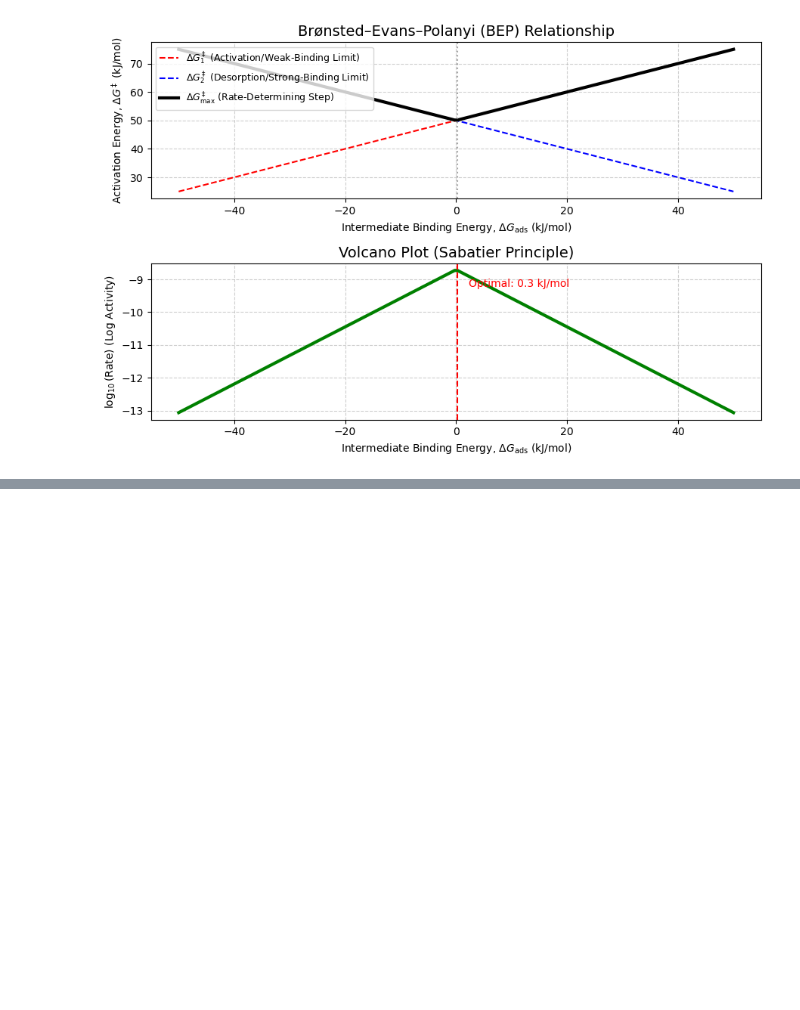
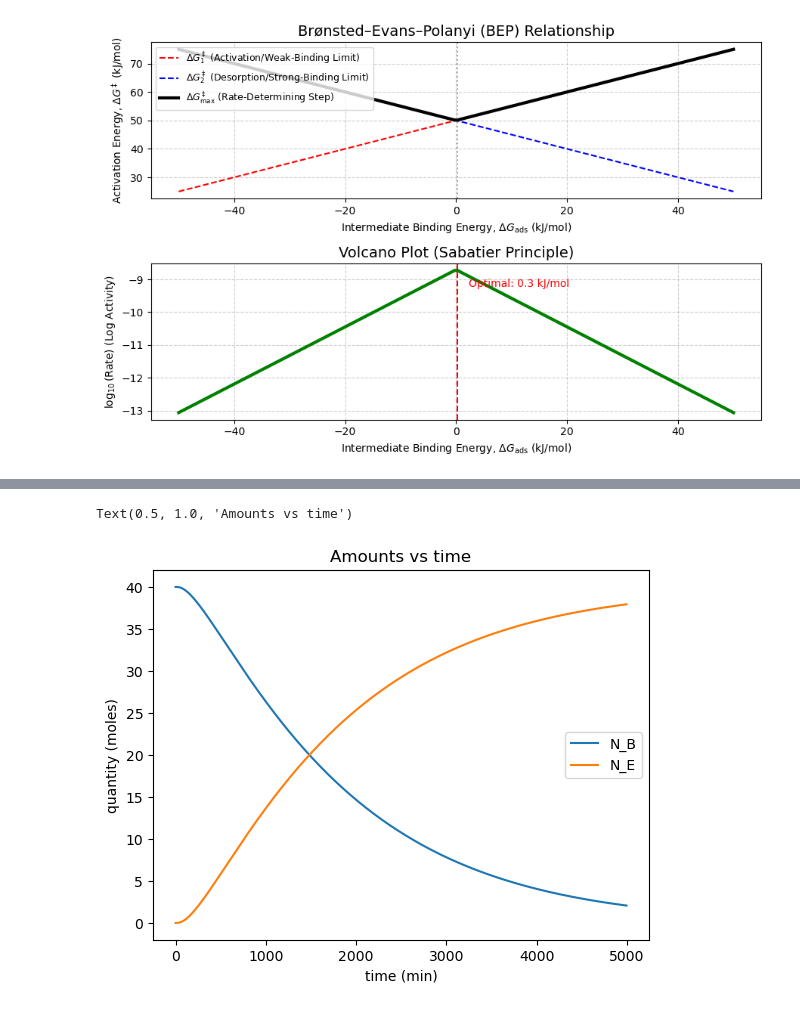
Before and after one commit to wmfschneider/CBE60546, a Jupyter notebook: Resources/Examples.ipynb, the cells around one changed output, grey strips where cells are left out. Cells and saved outputs as stored; diff of their text form; code cells hidden in the pictures; blank space fills up the shorter version.

```diff
--- a/Resources/Examples.ipynb
+++ b/Resources/Examples.ipynb
@@ -1101,0 +1149,26 @@ plt.show()
+# %%
+k = 0.263 # /M*M*min
+M0 = np.array([0.054, 0, 0]) # inlet molarities
+F0 = v*M0
+
+N0 = [0,40,0]
+
+p = (F0,k) # turn parameters into a tuple
+Nj = odeint(dNsemidt,N0,t,p)
+#print(Nj.transpose()[0])
+#print(t)
+
+N_A = Nj.transpose()[0]
+N_B = Nj.transpose()[1]
+N_E = Nj.transpose()[2]
+plt.figure()
+# plt.plot(t, N_A,label='N_A')
+plt.plot(t, N_B,label='N_B')
+plt.plot(t, N_E,label='N_E')
+plt.legend()
+plt.xlabel('time (min)')
+plt.ylabel('quantity (moles)')
+plt.title('Amounts vs time')
+# %% [output]
+Text(0.5, 1.0, 'Amounts vs time')
+[figure, added]
```
Also changed, not shown: parts of 5 cells of this notebook.
